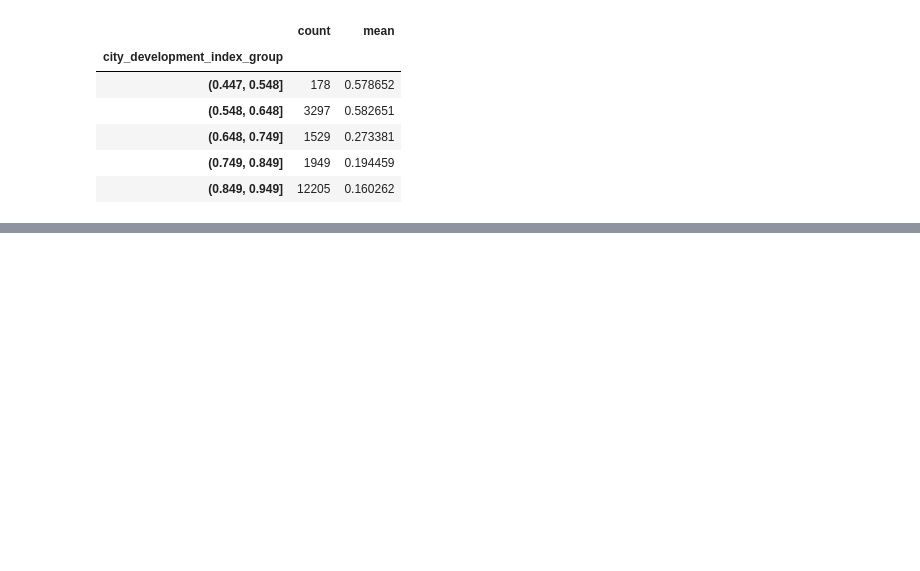
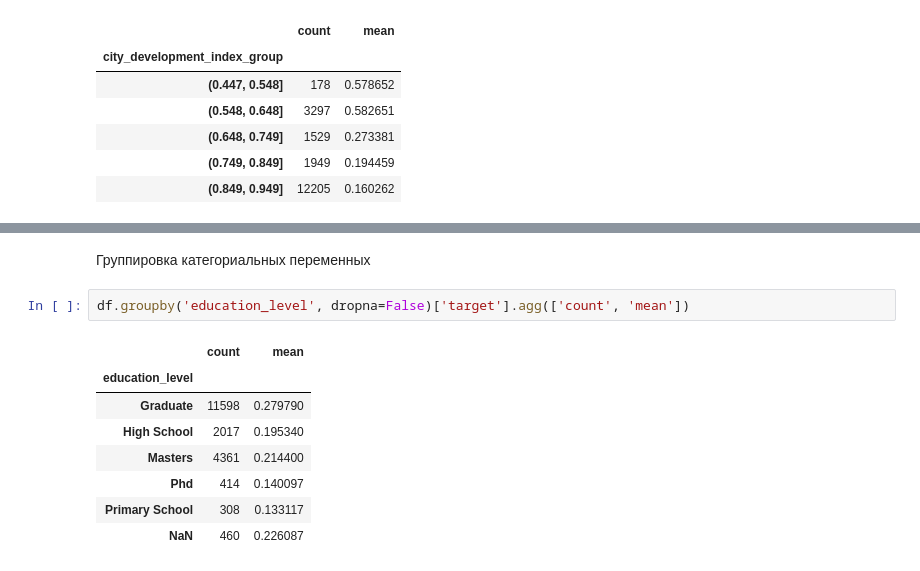
Before and after one commit to DmitriiKrasnoschekov/Python.Pandas, a Jupyter notebook: pandas_cheatsheets.ipynb, the cells around one changed output, grey strips where cells are left out. Saved outputs shown, nothing was run; the diff lists cells and outputs as text; blank space fills up the shorter version.

```diff
--- a/pandas_cheatsheets.ipynb
+++ b/pandas_cheatsheets.ipynb
@@ -355 +358,14 @@ custom.plot()
 [figure]
+# %% [markdown]
+Группировка категориальных переменных
+# %%
+df.groupby('education_level', dropna=False)['target'].agg(['count', 'mean'])
+# %% [output]
+|  | count | mean |
+| education_level |  |  |
+| Graduate | 11598 | 0.279790 |
+| High School | 2017 | 0.195340 |
+| Masters | 4361 | 0.214400 |
+| Phd | 414 | 0.140097 |
+| Primary School | 308 | 0.133117 |
+| NaN | 460 | 0.226087 |
```
Also changed, not shown: parts of 19 cells of this notebook.
